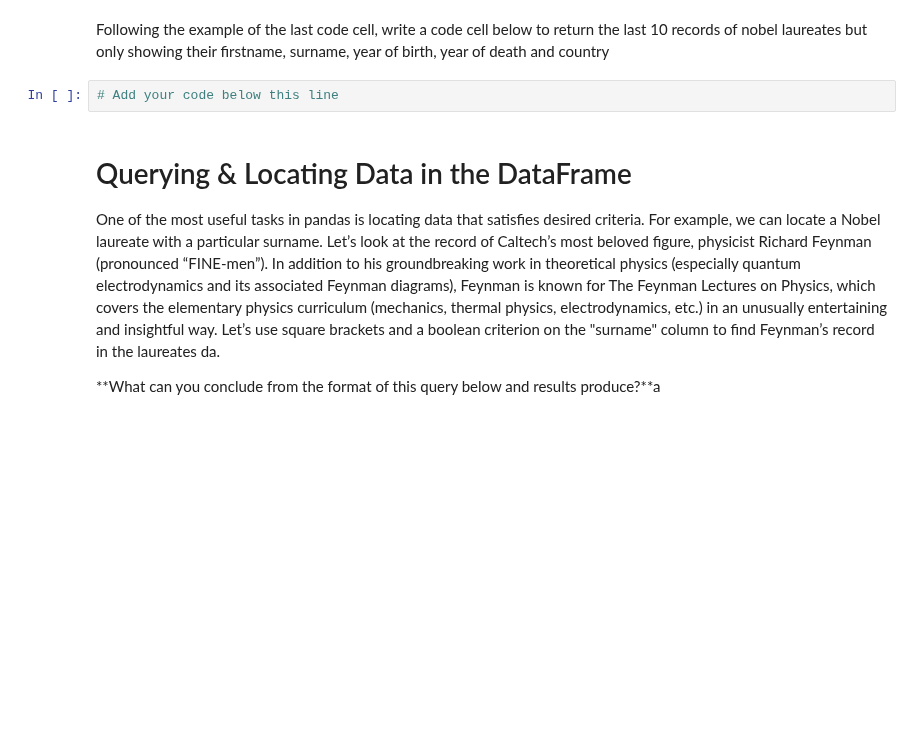
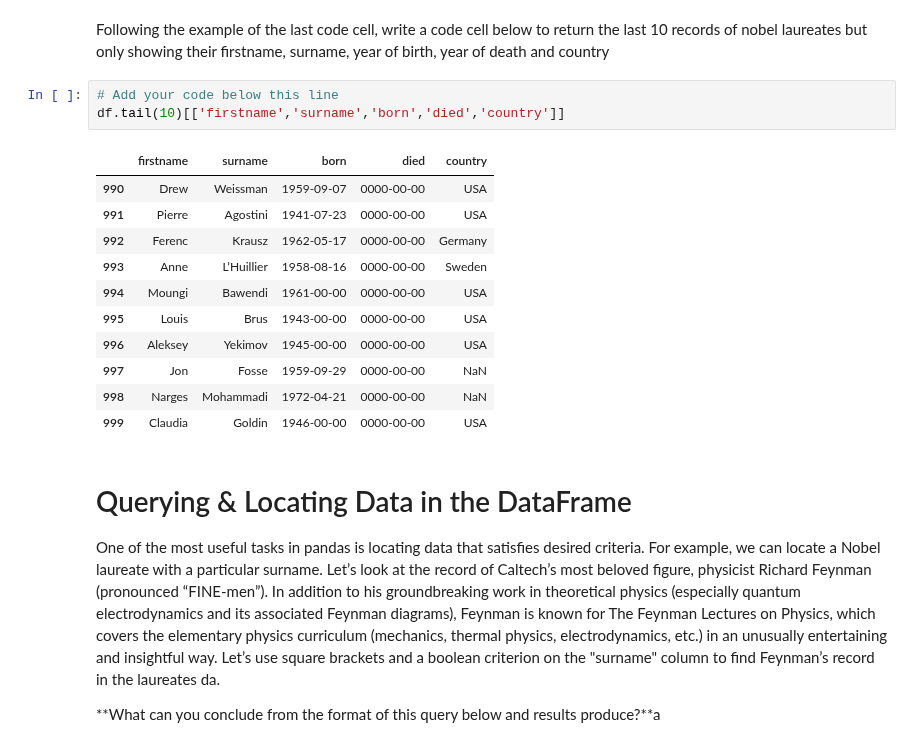
Before and after one commit to kushlalwani/kushlalwani, a Jupyter notebook: nobel_df.ipynb, the cells around one changed output. Cells and saved outputs as stored; diff of their text form; blank space fills up the shorter version.

```diff
--- a/nobel_df.ipynb
+++ b/nobel_df.ipynb
@@ -95,6 +195,19 @@ df.head(10)[['firstname','surname','city','country']]
 Following the example of the last code cell, write a code cell below to return the last 10 records of nobel laureates but only showing their firstname, surname, year of birth, year of death and country
 # %%
 # Add your code below this line
+df.tail(10)[['firstname','surname','born','died','country']]
+# %% [output]
+|  | firstname | surname | born | died | country |
+| 990 | Drew | Weissman | 1959-09-07 | 0000-00-00 | USA |
+| 991 | Pierre | Agostini | 1941-07-23 | 0000-00-00 | USA |
+| 992 | Ferenc | Krausz | 1962-05-17 | 0000-00-00 | Germany |
+| 993 | Anne | L’Huillier | 1958-08-16 | 0000-00-00 | Sweden |
+| 994 | Moungi | Bawendi | 1961-00-00 | 0000-00-00 | USA |
+| 995 | Louis | Brus | 1943-00-00 | 0000-00-00 | USA |
+| 996 | Aleksey | Yekimov | 1945-00-00 | 0000-00-00 | USA |
+| 997 | Jon | Fosse | 1959-09-29 | 0000-00-00 | NaN |
+| 998 | Narges | Mohammadi | 1972-04-21 | 0000-00-00 | NaN |
+| 999 | Claudia | Goldin | 1946-00-00 | 0000-00-00 | USA |
 # %% [markdown]
 # Querying & Locating Data in the DataFrame
 One of the most useful tasks in pandas is locating data that satisfies desired criteria. For example, we can locate a Nobel laureate with a particular surname. Let’s look at the record of Caltech’s most beloved figure, physicist Richard Feynman (pronounced “FINE-men”). In addition to his groundbreaking work in theoretical physics (especially quantum electrodynamics and its associated Feynman diagrams), Feynman is known for The Feynman Lectures on Physics, which covers the elementary physics curriculum (mechanics, thermal physics, electrodynamics, etc.) in an unusually entertaining and insightful way.
```
Also changed, not shown: parts of 16 cells of this notebook.
